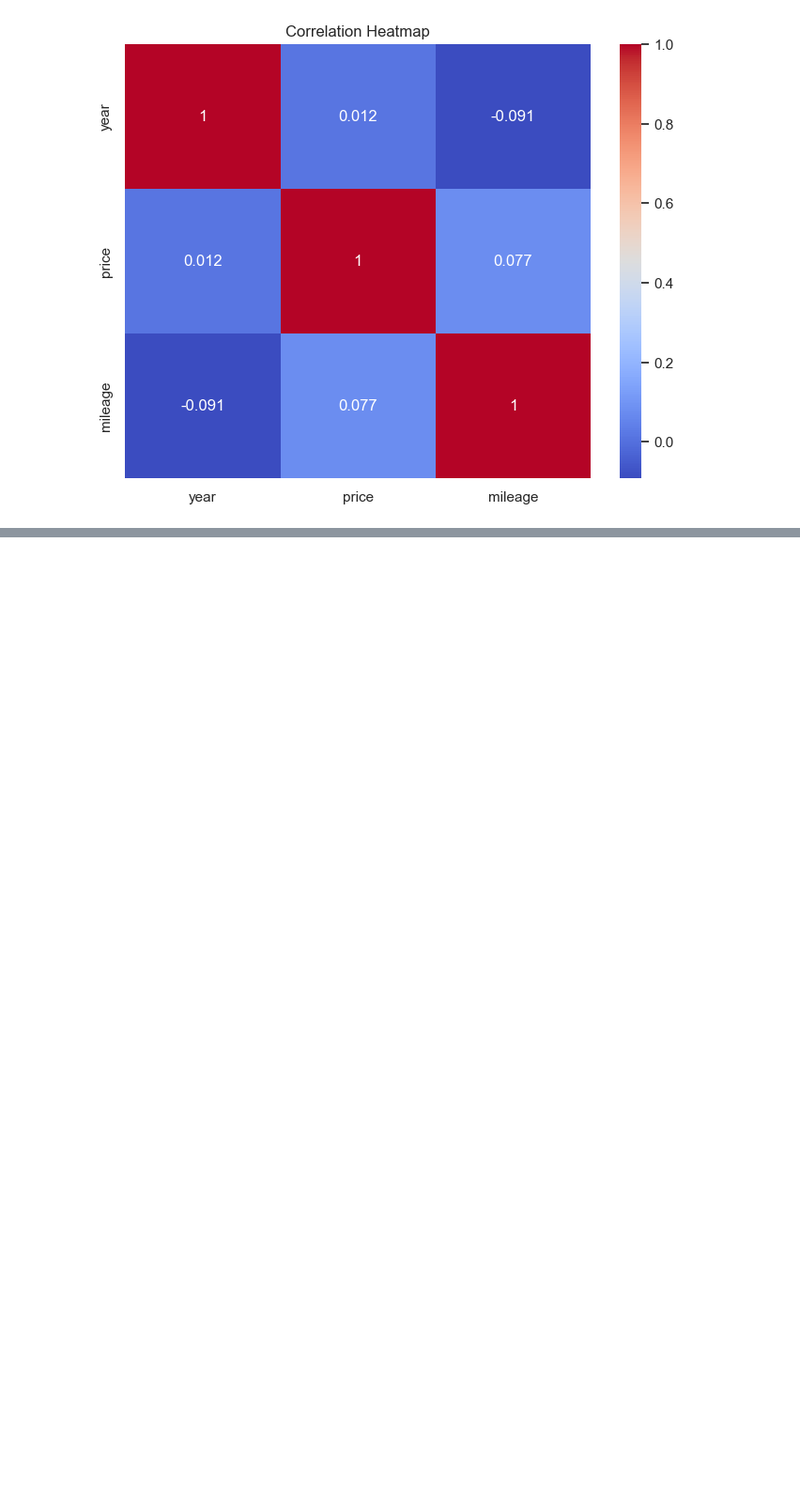
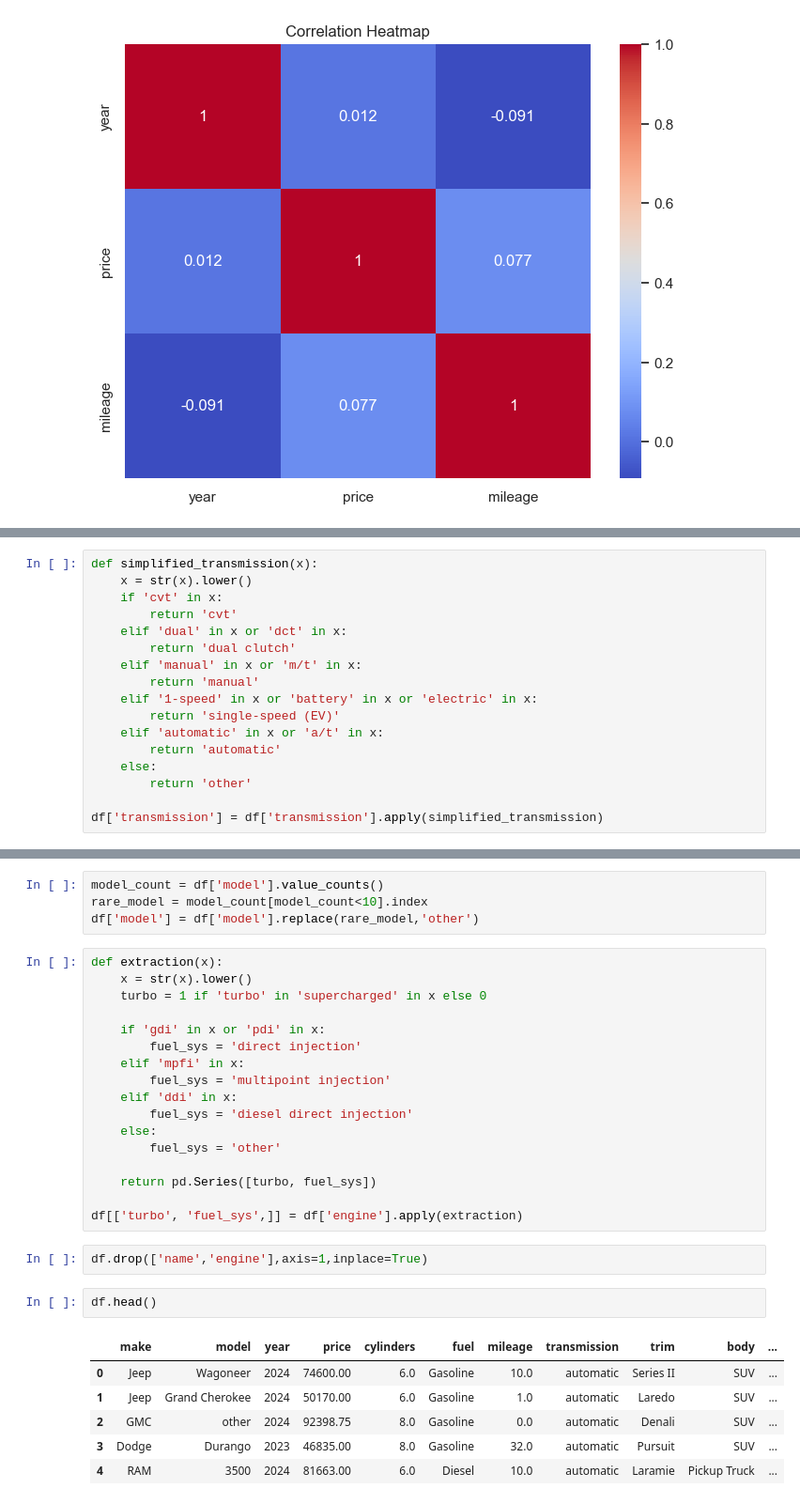
Before and after one commit to RajatDev18/Vehicle_Price_Prediction_working, a Jupyter notebook: predict_vehicle_prices.ipynb, the cells around one changed output, grey strips where cells are left out. Shown at 94% size. Cells and saved outputs as stored; diff of their text form; blank space fills up the shorter version.

```diff
--- a/predict_vehicle_prices.ipynb.ipynb
+++ b/predict_vehicle_prices.ipynb
@@ -170,0 +208,17 @@ plt.show()
+# %%
+def simplified_transmission(x):
+    x = str(x).lower()
+    if 'cvt' in x:
+        return 'cvt'
+    elif 'dual' in x or 'dct' in x:
+        return 'dual clutch'
+    elif 'manual' in x or 'm/t' in x:
+        return 'manual'
+    elif '1-speed' in x or 'battery' in x or 'electric' in x:
+        return 'single-speed (EV)'
+    elif 'automatic' in x or 'a/t' in x:
+        return 'automatic'
+    else:
+        return 'other'
+
+df['transmission'] = df['transmission'].apply(simplified_transmission)
@@ -170,0 +241,32 @@ plt.show()
+# %%
+model_count = df['model'].value_counts()
+rare_model = model_count[model_count<10].index
+df['model'] = df['model'].replace(rare_model,'other')
+# %%
+def extraction(x):
+    x = str(x).lower()
+    turbo = 1 if 'turbo' in 'supercharged' in x else 0
+
+    if 'gdi' in x or 'pdi' in x:
+        fuel_sys = 'direct injection'
+    elif 'mpfi' in x:
+        fuel_sys = 'multipoint injection'
+    elif 'ddi' in x:
+        fuel_sys = 'diesel direct injection'
+    else:
+        fuel_sys = 'other'
+
+    return pd.Series([turbo, fuel_sys])
+
+df[['turbo', 'fuel_sys',]] = df['engine'].apply(extraction)
+# %%
+df.drop(['name','engine'],axis=1,inplace=True)
+# %%
+df.head()
+# %% [output]
+|  | make | model | year | price | cylinders | fuel | mileage | transmission | trim | body | ... |
+| 0 | Jeep | Wagoneer | 2024 | 74600.00 | 6.0 | Gasoline | 10.0 | automatic | Series II | SUV | ... |
+| 1 | Jeep | Grand Cherokee | 2024 | 50170.00 | 6.0 | Gasoline | 1.0 | automatic | Laredo | SUV | ... |
+| 2 | GMC | other | 2024 | 92398.75 | 8.0 | Gasoline | 0.0 | automatic | Denali | SUV | ... |
+| 3 | Dodge | Durango | 2023 | 46835.00 | 8.0 | Gasoline | 32.0 | automatic | Pursuit | SUV | ... |
+| 4 | RAM | 3500 | 2024 | 81663.00 | 6.0 | Diesel | 10.0 | automatic | Laramie | Pickup Truck | ... |
```
Also changed, not shown: parts of 10 cells of this notebook.
